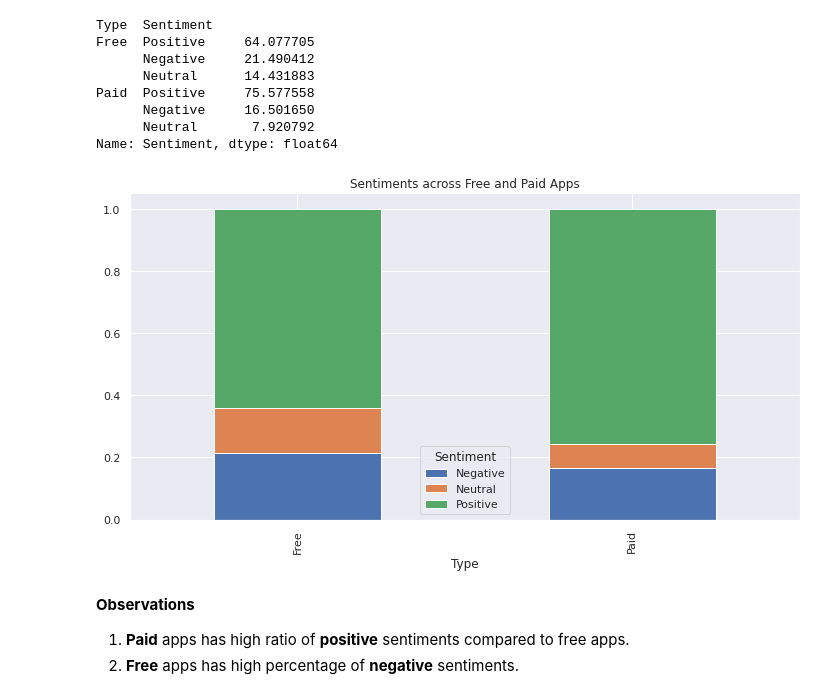
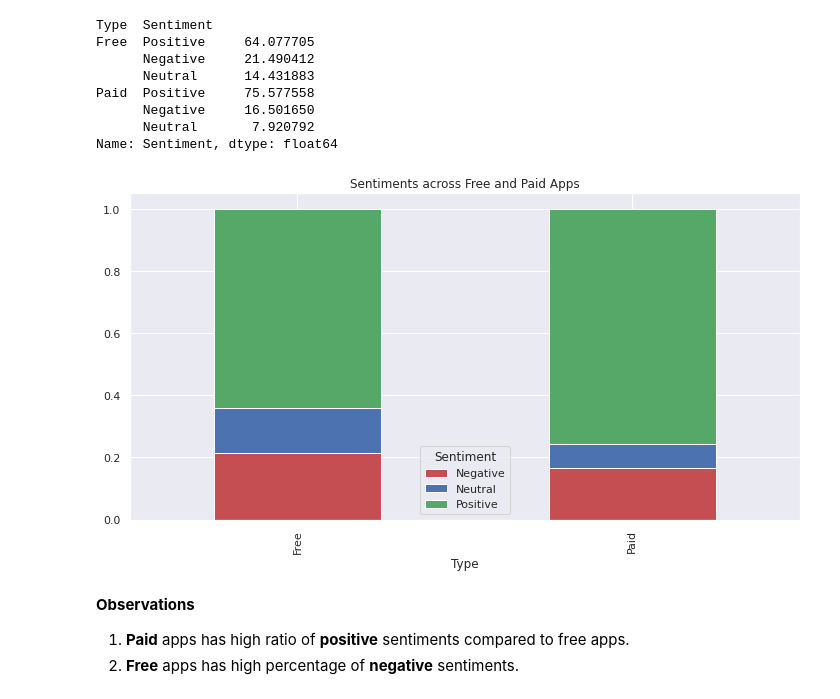
Before and after one commit to swarntam/Play_Store_App_Review_Analysis, a Jupyter notebook: Individual_Notebook.ipynb, the cells around one changed output. Cells and saved outputs as stored; diff of their text form; code cells hidden in the pictures.

```diff
--- a/Individual_Notebook.ipynb
+++ b/Individual_Notebook.ipynb
@@ -1649,12 +1655,13 @@ Name: Sentiment, dtype: float64
 # %%
 master_df.groupby('Type')['Sentiment'].value_counts(normalize=True)\
                                       .unstack()\
                                       .plot(kind='bar',stacked=True,
-                                            figsize=(12,6))
+                                            figsize=(12,6),
+                                            color=['r','b','g'])
 plt.title('Sentiments across Free and Paid Apps')
 plt.show()
 # %% [output]
-[figure, old version]
+[figure, new version]
 # %% [markdown]
 **Observations**
 1. **Paid** apps has high ratio of **positive** sentiments compared to free apps.
```
Also changed, not shown: parts of 10 cells of this notebook.
